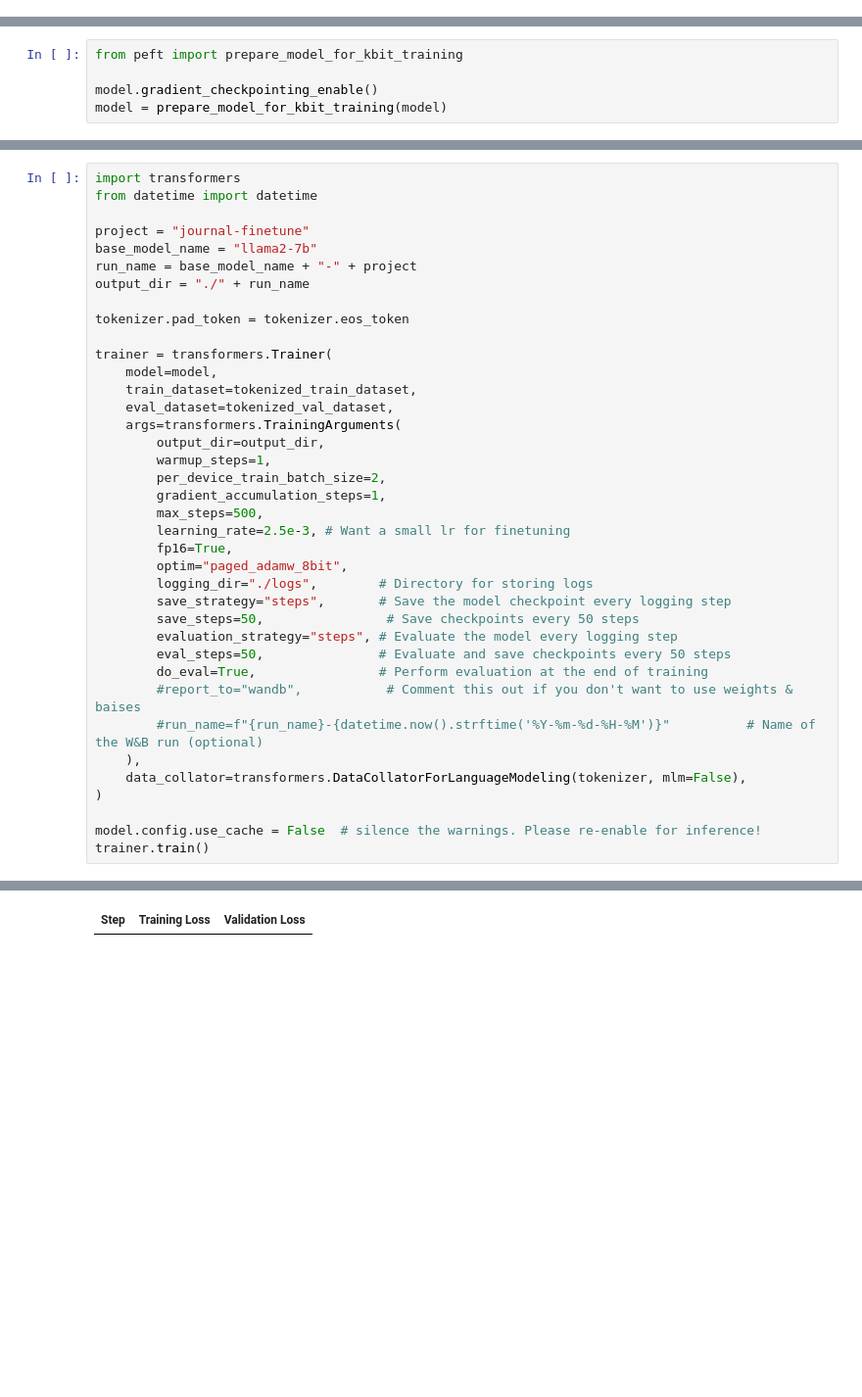
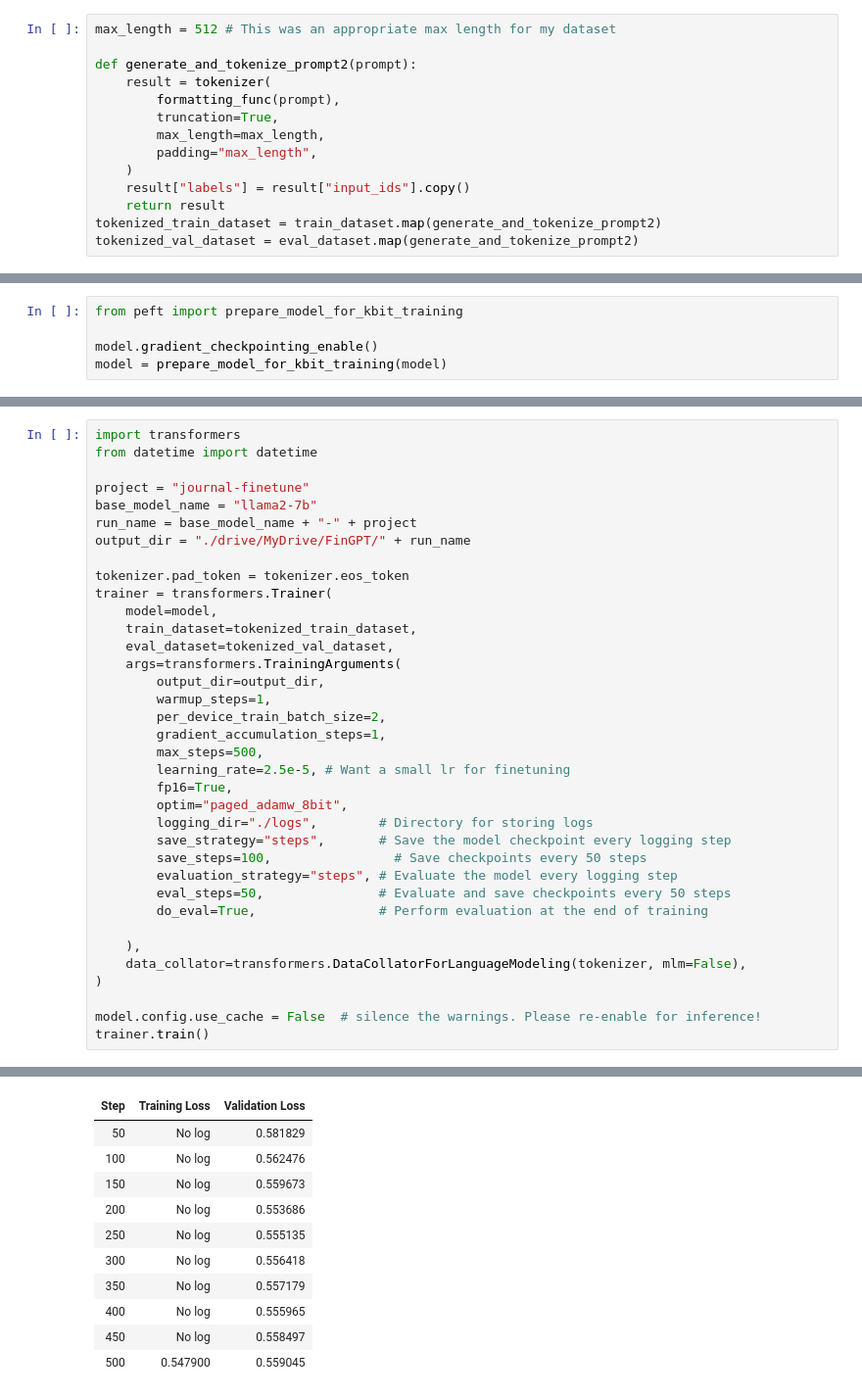
Before and after one commit to jceltruda/FinGPT-TransformerPrediction, a Jupyter notebook: notebooks/Llama_Finetuning.ipynb, the cells around one changed output, grey strips where cells are left out. Shown at 98% size. Drawn from its saved outputs; the diff is of its cells as text; blank space fills up the shorter version.

```diff
--- a/notebooks/Llama_Finetuning.ipynb
+++ b/notebooks/Llama_Finetuning.ipynb
@@ -231,0 +287,14 @@ tokenized_val_dataset = eval_dataset.map(generate_and_tokenize_prompt)
+# %%
+max_length = 512 # This was an appropriate max length for my dataset
+
+def generate_and_tokenize_prompt2(prompt):
+    result = tokenizer(
+        formatting_func(prompt),
+        truncation=True,
+        max_length=max_length,
+        padding="max_length",
+    )
+    result["labels"] = result["input_ids"].copy()
+    return result
+tokenized_train_dataset = train_dataset.map(generate_and_tokenize_prompt2)
+tokenized_val_dataset = eval_dataset.map(generate_and_tokenize_prompt2)
@@ -385,10 +488,9 @@ from datetime import datetime
 project = "journal-finetune"
 base_model_name = "llama2-7b"
 run_name = base_model_name + "-" + project
-output_dir = "./" + run_name
+output_dir = "./drive/MyDrive/FinGPT/" + run_name
 
 tokenizer.pad_token = tokenizer.eos_token
-
 trainer = transformers.Trainer(
     model=model,
     train_dataset=tokenized_train_dataset,
@@ -399,17 +501,16 @@ trainer = transformers.Trainer(
         per_device_train_batch_size=2,
         gradient_accumulation_steps=1,
         max_steps=500,
-        learning_rate=2.5e-3, # Want a small lr for finetuning
+        learning_rate=2.5e-5, # Want a small lr for finetuning
         fp16=True,
         optim="paged_adamw_8bit",
         logging_dir="./logs",        # Directory for storing logs
         save_strategy="steps",       # Save the model checkpoint every logging step
-        save_steps=50,                # Save checkpoints every 50 steps
+        save_steps=100,                # Save checkpoints every 50 steps
         evaluation_strategy="steps", # Evaluate the model every logging step
         eval_steps=50,               # Evaluate and save checkpoints every 50 steps
         do_eval=True,                # Perform evaluation at the end of training
-        #report_to="wandb",           # Comment this out if you don't want to use weights & baises
-        #run_name=f"{run_name}-{datetime.now().strftime('%Y-%m-%d-%H-%M')}"          # Name of the W&B run (optional)
+
     ),
     data_collator=transformers.DataCollatorForLanguageModeling(tokenizer, mlm=False),
 )
@@ -423 +523,11 @@ dataloader_config = DataLoaderConfiguration(dispatch_batches=None, split_batches
 | Step | Training Loss | Validation Loss |
+| 50 | No log | 0.581829 |
+| 100 | No log | 0.562476 |
+| 150 | No log | 0.559673 |
+| 200 | No log | 0.553686 |
+| 250 | No log | 0.555135 |
+| 300 | No log | 0.556418 |
+| 350 | No log | 0.557179 |
+| 400 | No log | 0.555965 |
+| 450 | No log | 0.558497 |
+| 500 | 0.547900 | 0.559045 |
```
Also changed, not shown: parts of 14 cells of this notebook.
